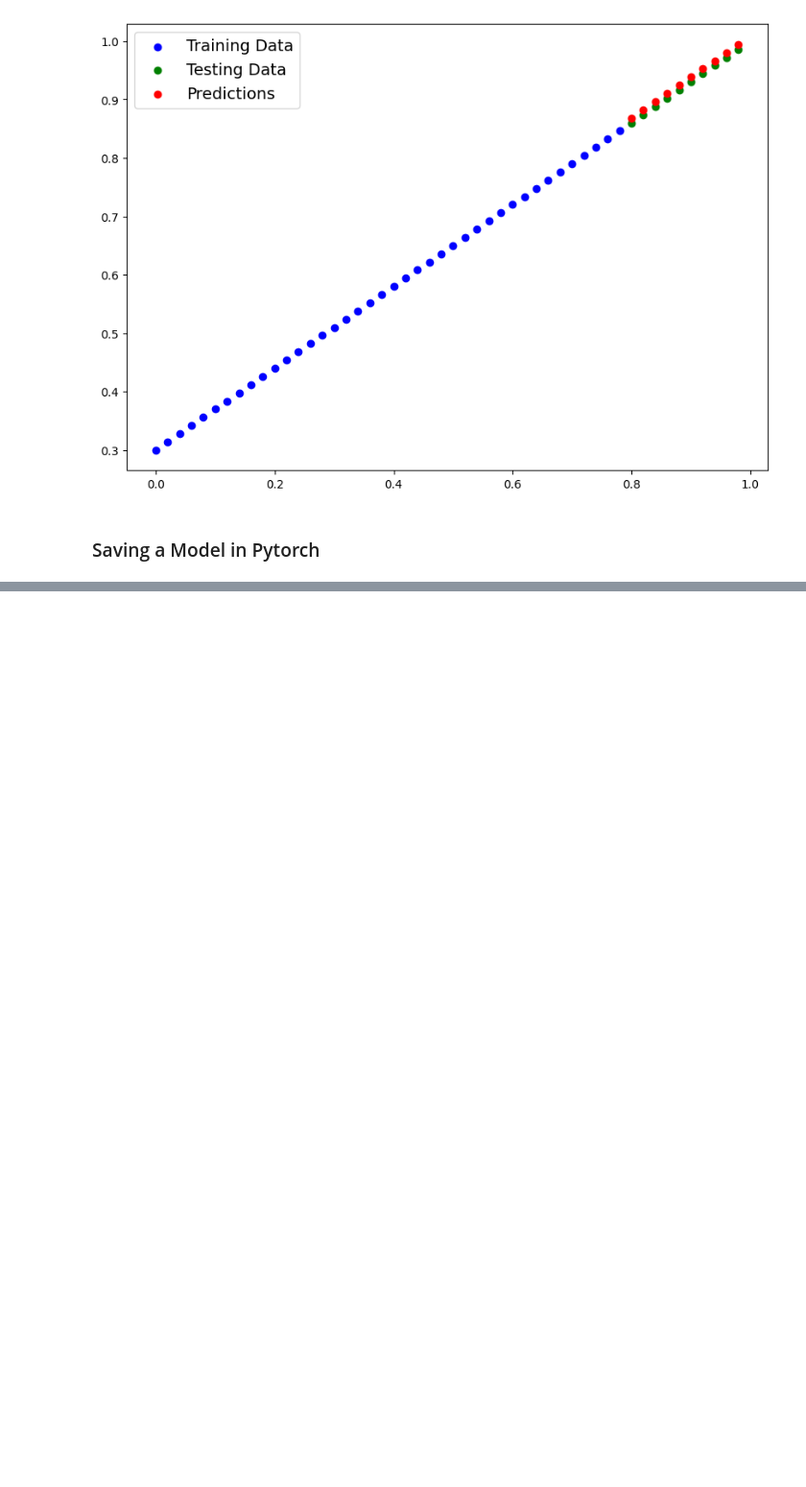
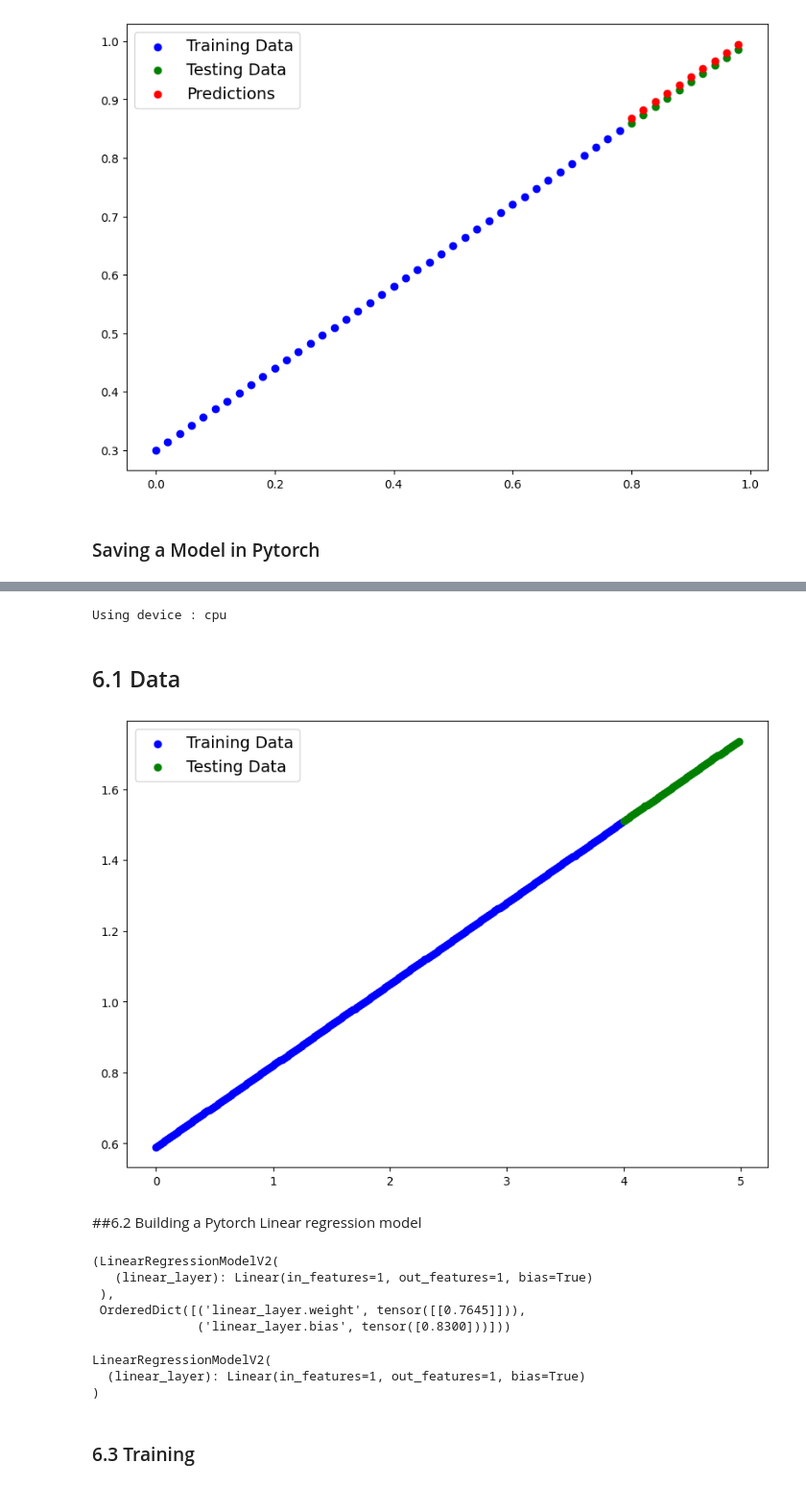
Before and after one commit to RD191295/Pytorch-Tutorials, a Jupyter notebook: 01_Pytorch_Workflow.ipynb, the cells around one changed output, grey strips where cells are left out. Shown: that part at 96% size. Saved outputs shown, nothing was run; the diff lists cells and outputs as text; code cells hidden in the pictures; blank space fills up the shorter version.

```diff
--- a/01_Pytorch_Workflow.ipynb
+++ b/01_Pytorch_Workflow.ipynb
@@ -329,0 +370,35 @@ torch.save(model_0.state_dict(),
+# %%
+# setup devie agnostic code
+device = "cuda" if torch.cuda.is_available() else "cpu"
+print(f"Using device : {device}")
+# %% [output]
+Using device : cpu
+# %% [markdown]
+## 6.1 Data
+# %%
+# create some data using the linear regression formula of y= weight * x + bias
+
+weight  = 0.23
+bias = 0.59
+
+# create range values
+start = 0
+end = 5
+step = 0.02
+
+# create X and y (feature and labels)
+
+X = torch.arange(start, end, step).unsqueeze(dim = 1)
+y = weight * X  + bias
+# %%
+# split data
+train_split = int(0.8 * len(X))
+
+X_train,y_train = X[:train_split], y[:train_split]
+X_test,y_test = X[train_split:], y[train_split:]
+# %%
+plot_predictions(X_train,y_train,X_test,y_test)
+# %% [output]
+[figure, added]
+# %% [markdown]
+##6.2 Building a Pytorch Linear regression model
@@ -329,0 +415,20 @@ torch.save(model_0.state_dict(),
+# %%
+# set manual seed
+torch.manual_seed(42)
+model_1 = LinearRegressionModelV2()
+model_1, model_1.state_dict()
+# %% [output]
+(LinearRegressionModelV2(
+   (linear_layer): Linear(in_features=1, out_features=1, bias=True)
+ ),
+ OrderedDict([('linear_layer.weight', tensor([[0.7645]])),
+              ('linear_layer.bias', tensor([0.8300]))]))
+# %%
+# set model to use the target device
+model_1.to(device)
+# %% [output]
+LinearRegressionModelV2(
+  (linear_layer): Linear(in_features=1, out_features=1, bias=True)
+)
+# %% [markdown]
+### 6.3 Training
```
Also changed, not shown: parts of 10 cells of this notebook.
